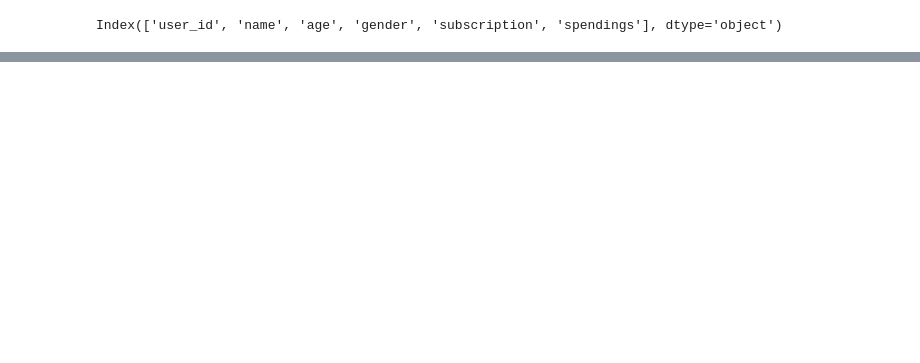
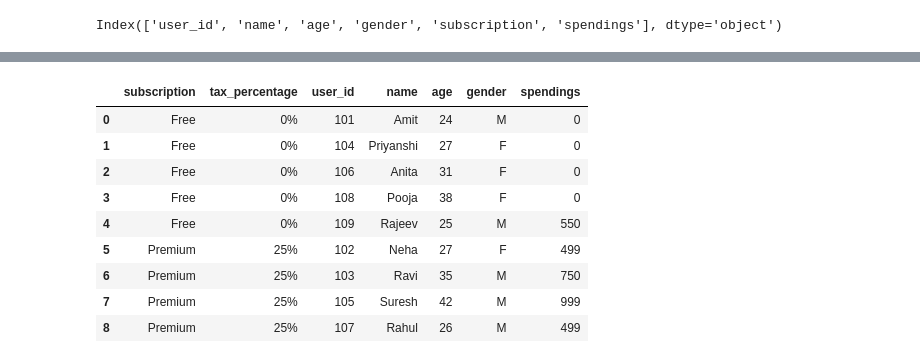
Before and after one commit to SurakshitKapoor/Advanced_Python, a Jupyter notebook: python libraries/pandas.ipynb, the cells around one changed output, grey strips where cells are left out. Cells and saved outputs as stored; diff of their text form; code cells hidden in the pictures; blank space fills up the shorter version.

```diff
--- a/python libraries/pandas.ipynb
+++ b/python libraries/pandas.ipynb
@@ -487,0 +583,13 @@ users_df.iloc[[1], [2]] = 27
+# %%
+pd.merge(taxes_df, users_df, left_on='subscription', right_on='subscription')
+# %% [output]
+|  | subscription | tax_percentage | user_id | name | age | gender | spendings |
+| 0 | Free | 0% | 101 | Amit | 24 | M | 0 |
+| 1 | Free | 0% | 104 | Priyanshi | 27 | F | 0 |
+| 2 | Free | 0% | 106 | Anita | 31 | F | 0 |
+| 3 | Free | 0% | 108 | Pooja | 38 | F | 0 |
+| 4 | Free | 0% | 109 | Rajeev | 25 | M | 550 |
+| 5 | Premium | 25% | 102 | Neha | 27 | F | 499 |
+| 6 | Premium | 25% | 103 | Ravi | 35 | M | 750 |
+| 7 | Premium | 25% | 105 | Suresh | 42 | M | 999 |
+| 8 | Premium | 25% | 107 | Rahul | 26 | M | 499 |
```
Also changed, not shown: parts of 30 cells of this notebook.
